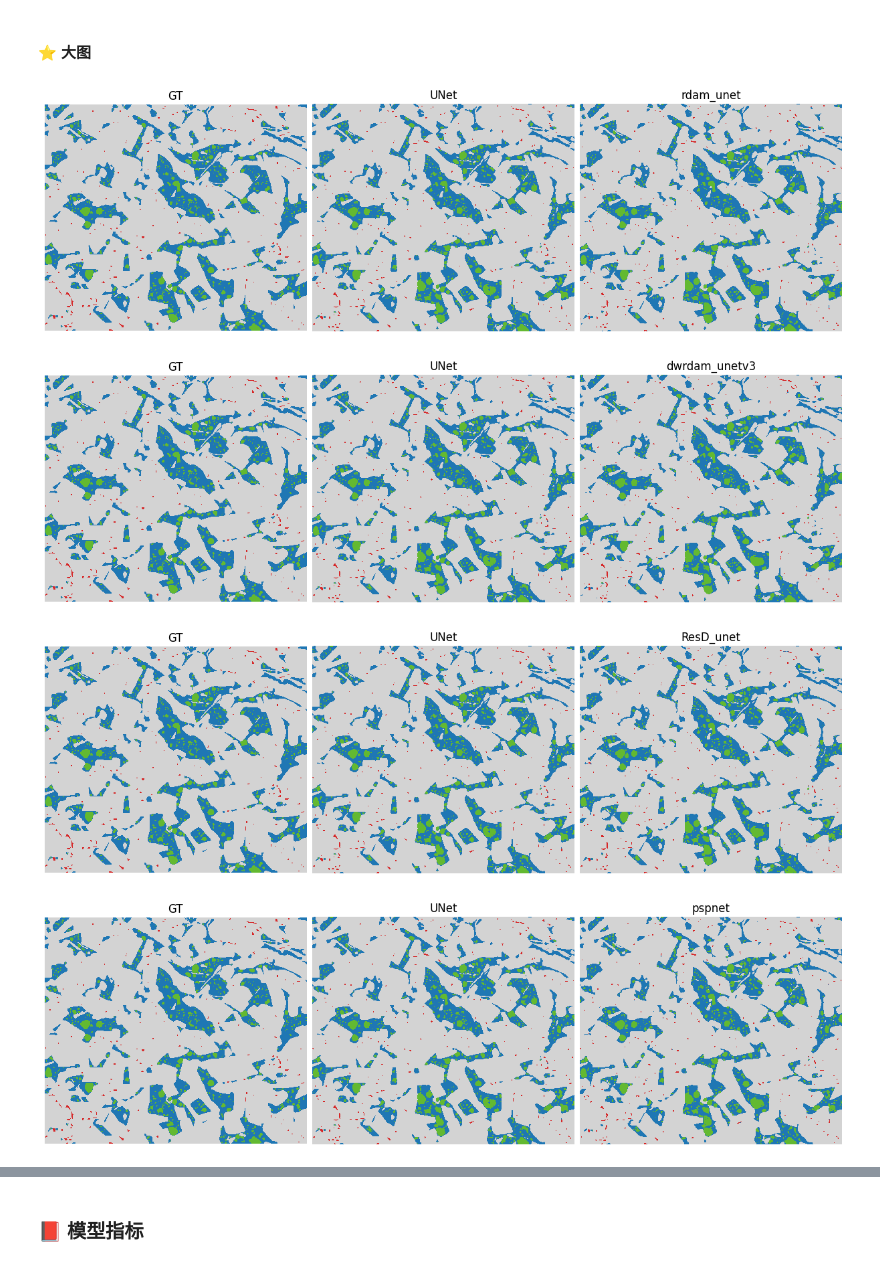
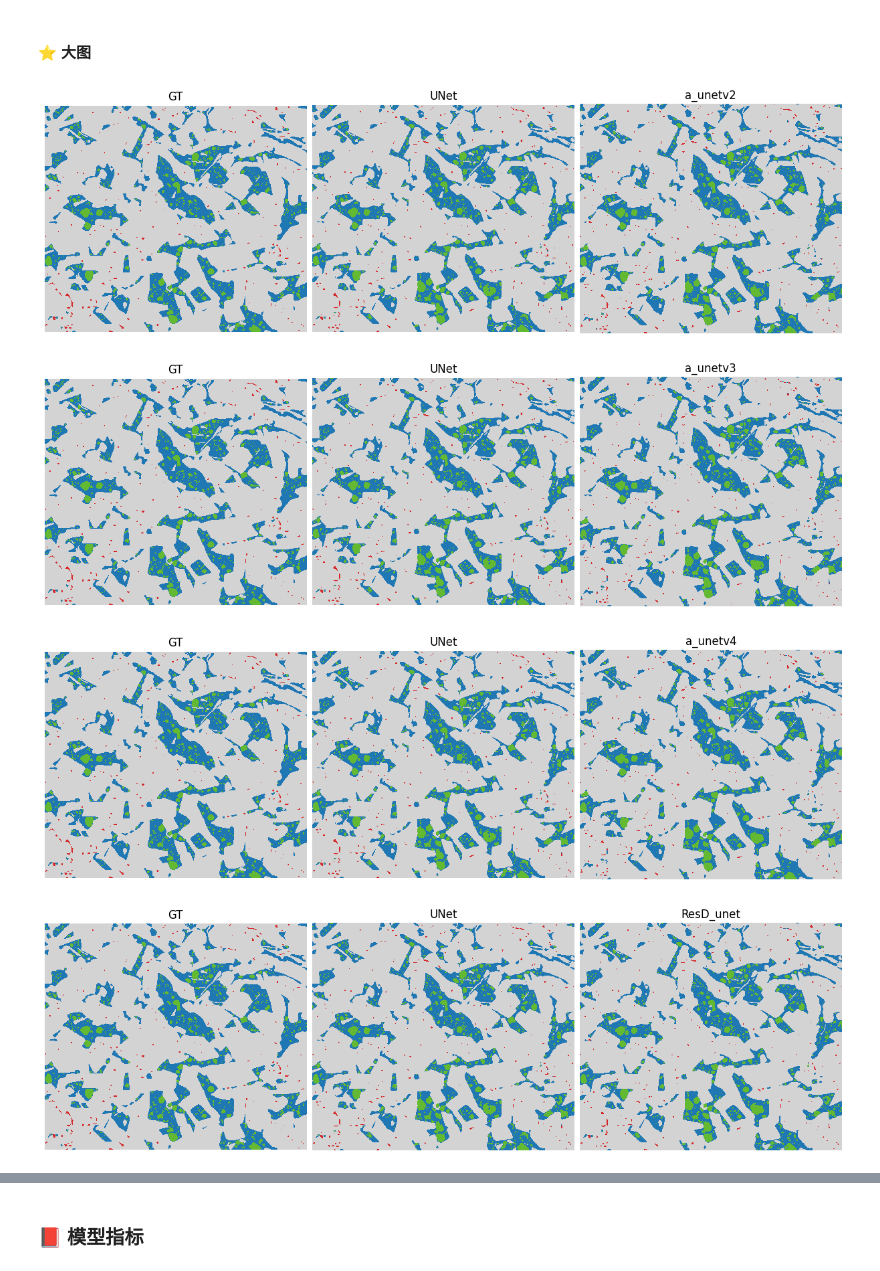
Before and after one commit to Runner-xc/Unet, a Jupyter notebook: visualization.ipynb, the cells around one changed output, grey strips where cells are left out. Cells and saved outputs as stored; diff of their text form; code cells hidden in the pictures.

```diff
--- a/visualization.ipynb
+++ b/visualization.ipynb
@@ -89,21 +89,24 @@ img_names_list = ['Image1 - 003_crop089_aug17',
              ]
 models = [
           'unet',
-          'rdam_unet',
-          'dwrdam_unet',
+        #   'rdam_unet',
+        #   'dwrdam_unet',
         #   'a_unet',
-        #   'a_unetv2',
+          'a_unetv2',
+          'a_unetv3',
+          'a_unetv4',
+          'a_unetv6',
         #   'm_uent',
         #   'aicunet',
         #   'vm_unet',
         #   'dc_unet',
         #   'dwrdam_unetv2',
-          'dwrdam_unetv3',
+        #   'dwrdam_unetv3',
         #   'dwrdam_unetv4',
-        'pspnet',
-        #   'deeplabv3',
+          'pspnet',
+        # 'deeplabv3',
         #   'Segnet',
-        'ResD_Unet',
+          'ResD_Unet',
         ]
 
 img_root_path = "/mnt/e/VScode/WS-Hub/WS-UNet/UNet/datasets/aug_results/images/256/time_60/test"
@@ -178,46 +198,48 @@ def get_single_predict_path(model_name, slide=False):
     return pred_path
 
 models = [
-          'rdam_unet',
+        #   'rdam_unet',
         #   'dwrdam_unet',
-          'dwrdam_unetv3',
+        #   'dwrdam_unetv3',
         #   'a_unet',
-        #   'a_unetv2',
+          'a_unetv2',
+          'a_unetv3',
+          'a_unetv4',
         #   'm_uent',
         #   'aicunet',
         #   'vm_unet',
         #   'dc_unet',
         #   'dwrdam_unetv2',
         #   'dwrdam_unetv3',
         #   'dwrdam_unetv4',
           'ResD_unet',
           'pspnet',
           'Segnet',
         ]
 
 img = "/mnt/e/VScode/WS-Hub/WS-UNet/UNet/Image1 - 003.jpeg"
 mask = "/mnt/e/VScode/WS-Hub/WS-UNet/UNet/Image1 - 003.png"
 img = cv2.imread(img, cv2.IMREAD_GRAYSCALE)
 mask = cv2.imread(mask, cv2.IMREAD_GRAYSCALE)
 flag = False
 U_pred = get_single_predict_path('unet', slide=flag)
 U_pred = cv2.imread(U_pred, cv2.IMREAD_GRAYSCALE)
 # 可视化
 for id_index, model_name in enumerate(models):
     plt.figure(figsize=(12, 4), constrained_layout=True)
     plt.subplot(1, 3, 1)
     plt.imshow(mask, cmap=custom_cmap, interpolation='nearest'), plt.axis('off'), plt.title("GT")
     plt.subplot(1, 3, 2)
     plt.imshow(U_pred, cmap=custom_cmap, interpolation='nearest'), plt.axis('off'), plt.title("UNet")
     plt.subplot(1, 3, 3)
     pred_path = get_single_predict_path(model_name, slide=flag)
     pred = cv2.imread(pred_path, cv2.IMREAD_GRAYSCALE)
     plt.imshow(pred, cmap=custom_cmap, interpolation='nearest'), plt.axis('off'), plt.title(f"{model_name}")
     plt.subplots_adjust(wspace=0.1, hspace=0.1)
     plt.show()
 # %% [output]
-[figure, old version]
+[figure, new version]
-[figure, old version]
+[figure, new version]
-[figure, old version]
+[figure, new version]
-[figure, old version]
+[figure, new version]
 [figure]
```
Also changed, not shown: parts of 5 cells of this notebook, 5 other files.
